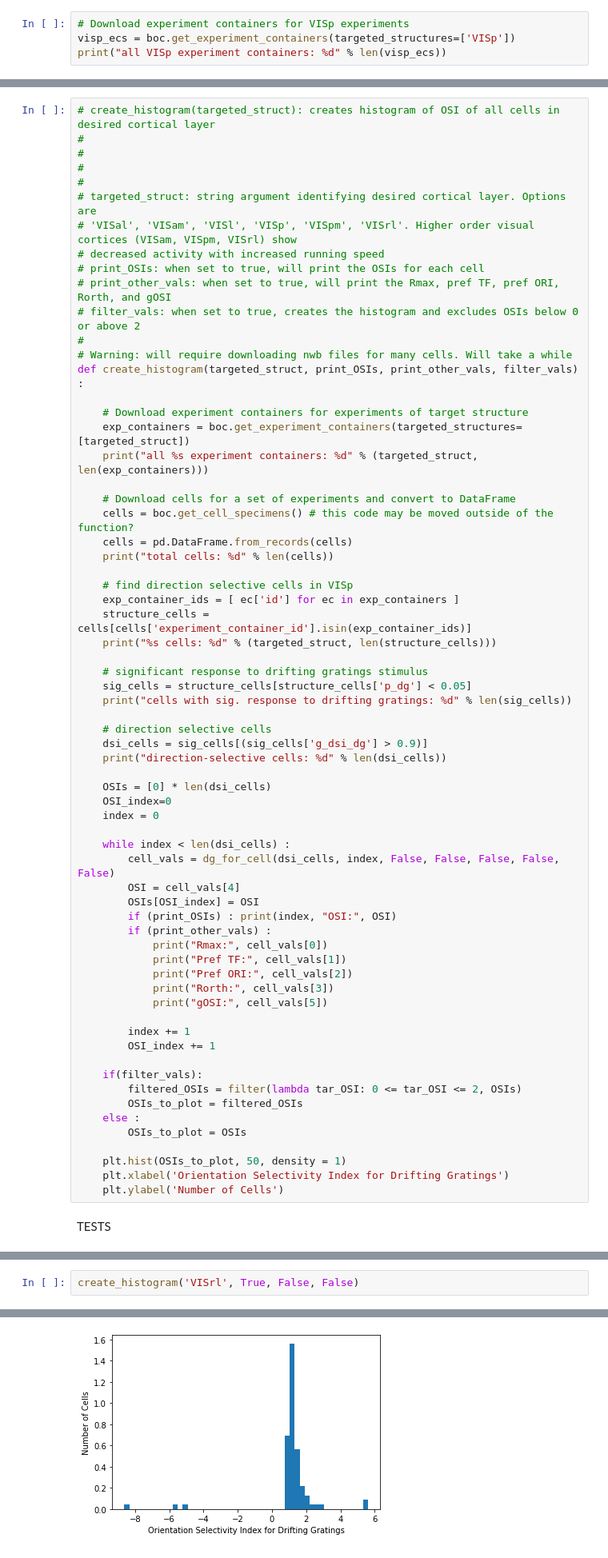
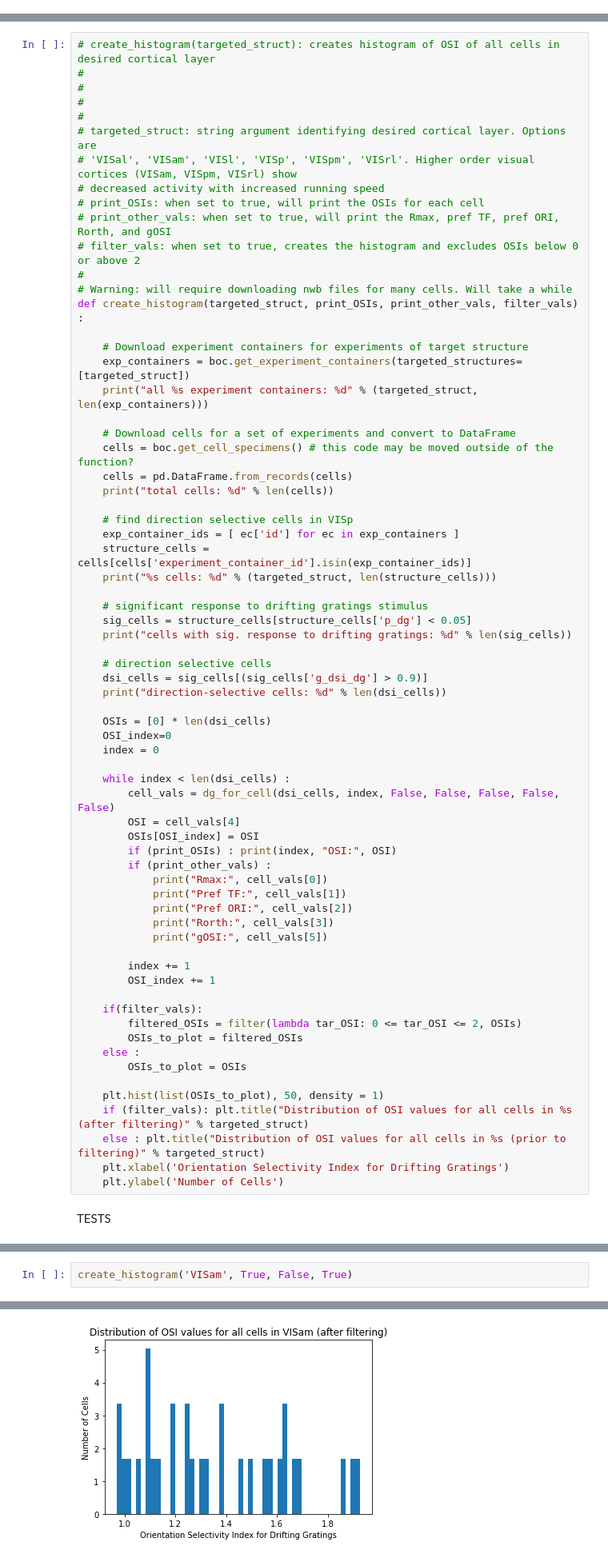
Before and after one commit to ejyu-git/allen-data-proj, a Jupyter notebook: drifting_gratings.ipynb, the cells around one changed output, grey strips where cells are left out. Shown at 80% size. Drawn from its saved outputs; the diff is of its cells as text.

Commit message:
complete histogram for VISam

```diff
--- a/drifting_gratings.ipynb
+++ b/drifting_gratings.ipynb
@@ -11,7 +12,3 @@ import pprint
 # file.  If 'manifest_file' is a relative path (as it is below), it will be
 # saved relative to your working directory.  It can also be an absolute path.
 boc = BrainObservatoryCache()
-# %%
-# Download experiment containers for VISp experiments
-visp_ecs = boc.get_experiment_containers(targeted_structures=['VISp'])
-print("all VISp experiment containers: %d" % len(visp_ecs))
@@ -342,7 +337,9 @@ def create_histogram(targeted_struct, print_OSIs, print_other_vals, filter_vals)
     else :
         OSIs_to_plot = OSIs
 
-    plt.hist(OSIs_to_plot, 50, density = 1)
+    plt.hist(list(OSIs_to_plot), 50, density = 1)
+    if (filter_vals): plt.title("Distribution of OSI values for all cells in %s (after filtering)" % targeted_struct)
+    else : plt.title("Distribution of OSI values for all cells in %s (prior to filtering)" % targeted_struct)
     plt.xlabel('Orientation Selectivity Index for Drifting Gratings')
     plt.ylabel('Number of Cells')
 # %% [markdown]
@@ -401,3 +381,3 @@ gOSI: 0.757295
 # %%
-create_histogram('VISrl', True, False, False)
+create_histogram('VISam', True, False, True)
 # %% [output]
@@ -421,4 +401,4 @@ OSI: 1.147812612283219
-[figure, old version]
+[figure, new version]
 # %% [markdown]
 Run to see data analysis done by the Allen Institute (peak response, OSI, gOSI, etc.)
 # %%
```
Also changed, not shown: parts of 4 cells of this notebook.
